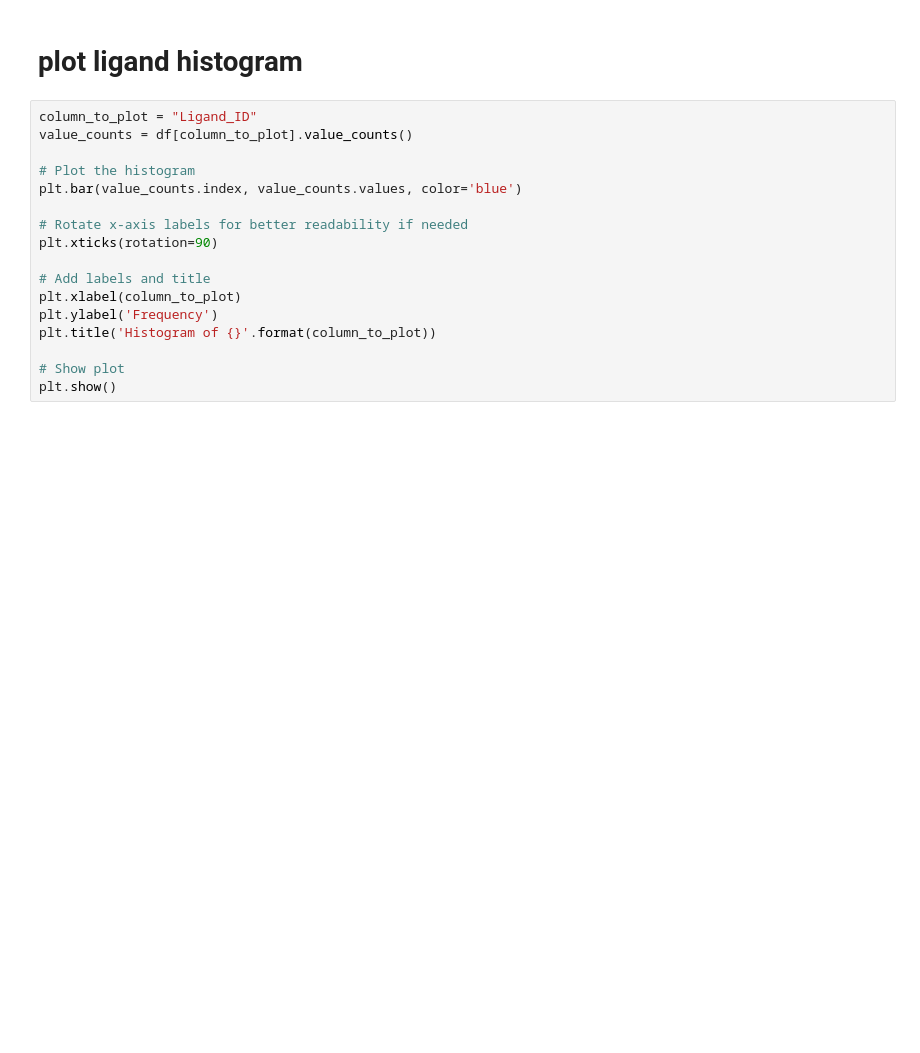
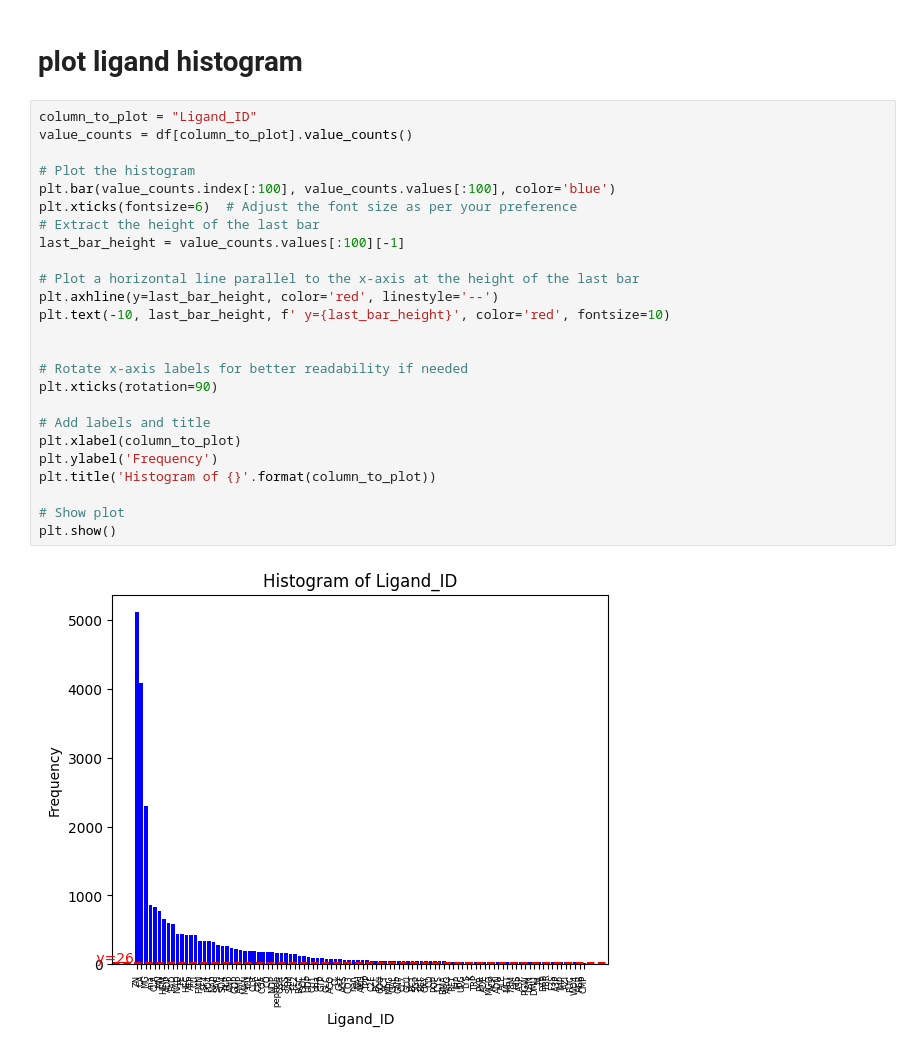
Before and after one commit to hagairavid18/LocAlign, a Jupyter notebook: parsers/biolip_reader.ipynb, the cells around one changed output. Drawn from its saved outputs; the diff is of its cells as text; blank space fills up the shorter version.

```diff
--- a/parsers/biolip_reader.ipynb
+++ b/parsers/biolip_reader.ipynb
@@ -56,17 +62,27 @@ filtered_df.shape
 # %%
 column_to_plot = "Ligand_ID"
 value_counts = df[column_to_plot].value_counts()
 
 # Plot the histogram
-plt.bar(value_counts.index, value_counts.values, color='blue')
+plt.bar(value_counts.index[:100], value_counts.values[:100], color='blue')
+plt.xticks(fontsize=6)  # Adjust the font size as per your preference
+# Extract the height of the last bar
+last_bar_height = value_counts.values[:100][-1]
+
+# Plot a horizontal line parallel to the x-axis at the height of the last bar
+plt.axhline(y=last_bar_height, color='red', linestyle='--')
+plt.text(-10, last_bar_height, f' y={last_bar_height}', color='red', fontsize=10)
+
 
 # Rotate x-axis labels for better readability if needed
 plt.xticks(rotation=90)
 
 # Add labels and title
 plt.xlabel(column_to_plot)
 plt.ylabel('Frequency')
 plt.title('Histogram of {}'.format(column_to_plot))
 
 # Show plot
 plt.show()
+# %% [output]
+[figure, added]
```
Also changed, not shown: parts of 10 cells of this notebook.
